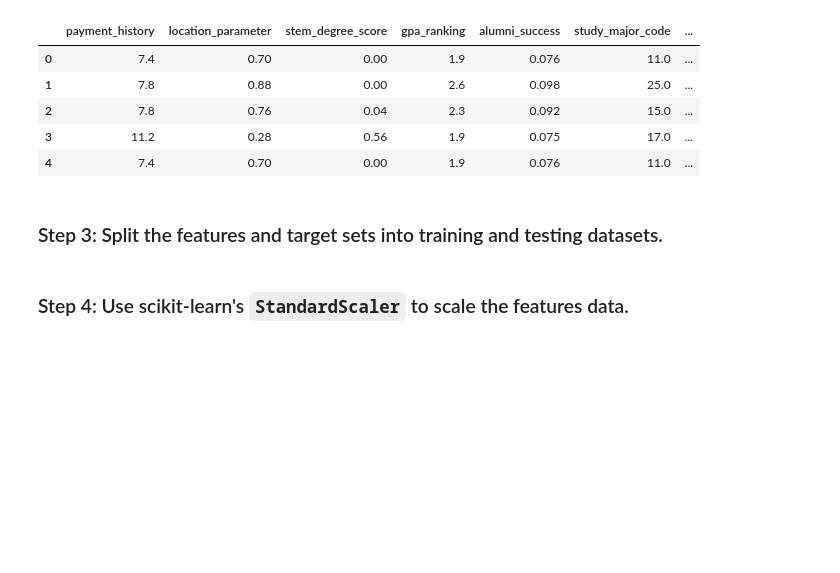
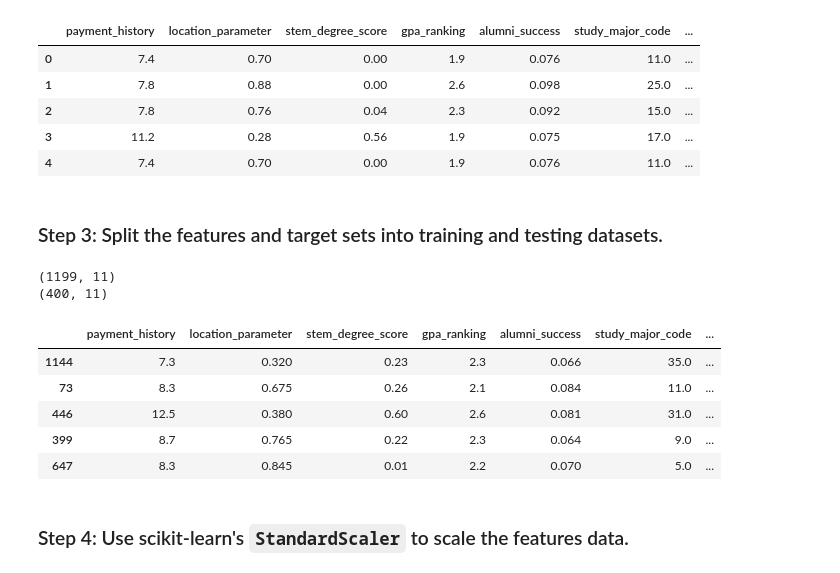
Before and after one commit to cscheese/neural-network-challenge-1, a Jupyter notebook: student_loans_with_deep_learning.ipynb, the cells around one changed output. Saved outputs shown, nothing was run; the diff lists cells and outputs as text; code cells hidden in the pictures; blank space fills up the shorter version.

```diff
--- a/student_loans_with_deep_learning.ipynb
+++ b/student_loans_with_deep_learning.ipynb
@@ -59,17 +60,19 @@ Name: credit_ranking, dtype: int64
 # %% [markdown]
 ### Step 2: Using the preprocessed data, create the features (`X`) and target (`y`) datasets. The target dataset should be defined by the preprocessed DataFrame column “credit_ranking”. The remaining columns should define the features dataset.
 # %%
-# Define the target set y using the credit_ranking column
+# prompt: # Define the target set y using the credit_ranking column
+# # Display a sample of y
 
-
-# Display a sample of y
+y = loans_df["credit_ranking"].values
+y[:5]
 # %% [output]
 array([0, 0, 0, 1, 0])
 # %%
-# Define features set X by selecting all columns but credit_ranking
+# prompt: # Define features set X by selecting all columns but credit_ranking
+# # Review the features DataFrame
 
-
-# Review the features DataFrame
+X = loans_df.drop(columns="credit_ranking")
+X.head()
 # %% [output]
 |  | payment_history | location_parameter | stem_degree_score | gpa_ranking | alumni_success | study_major_code | ... |
 | 0 | 7.4 | 0.70 | 0.00 | 1.9 | 0.076 | 11.0 | ... |
@@ -80,8 +83,26 @@ array([0, 0, 0, 1, 0])
 # %% [markdown]
 ### Step 3: Split the features and target sets into training and testing datasets.
 # %%
-# Split the preprocessed data into a training and testing dataset
-# Assign the function a random_state equal to 1
+# prompt: # Split the preprocessed data into a training and testing dataset
+# # Assign the function a random_state equal to 1
+
+X_train, X_test, y_train, y_test = train_test_split(X, y, test_size=0.25, random_state=1)
+
+# Checking to see the shape of the data and how it was split
+print(X_train.shape)
+print(X_test.shape)
+# %% [output]
+(1199, 11)
+(400, 11)
+# %%
+X_train.head()
+# %% [output]
+|  | payment_history | location_parameter | stem_degree_score | gpa_ranking | alumni_success | study_major_code | ... |
+| 1144 | 7.3 | 0.320 | 0.23 | 2.3 | 0.066 | 35.0 | ... |
+| 73 | 8.3 | 0.675 | 0.26 | 2.1 | 0.084 | 11.0 | ... |
+| 446 | 12.5 | 0.380 | 0.60 | 2.6 | 0.081 | 31.0 | ... |
+| 399 | 8.7 | 0.765 | 0.22 | 2.3 | 0.064 | 9.0 | ... |
+| 647 | 8.3 | 0.845 | 0.01 | 2.2 | 0.070 | 5.0 | ... |
 # %% [markdown]
 ### Step 4: Use scikit-learn's `StandardScaler` to scale the features data.
 # %%
```
Also changed, not shown: parts of 17 cells of this notebook.
